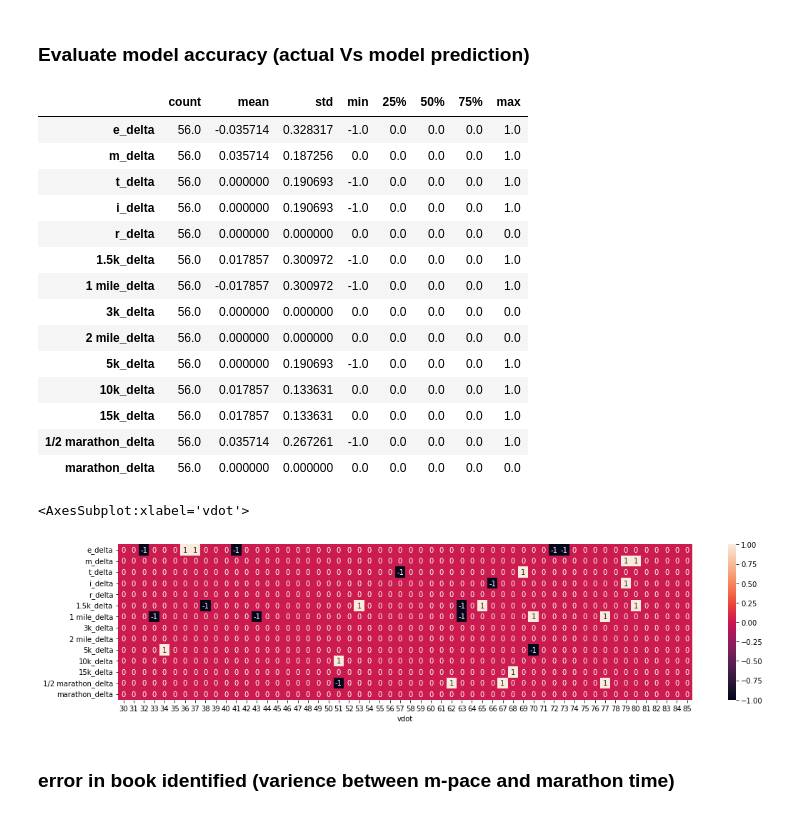
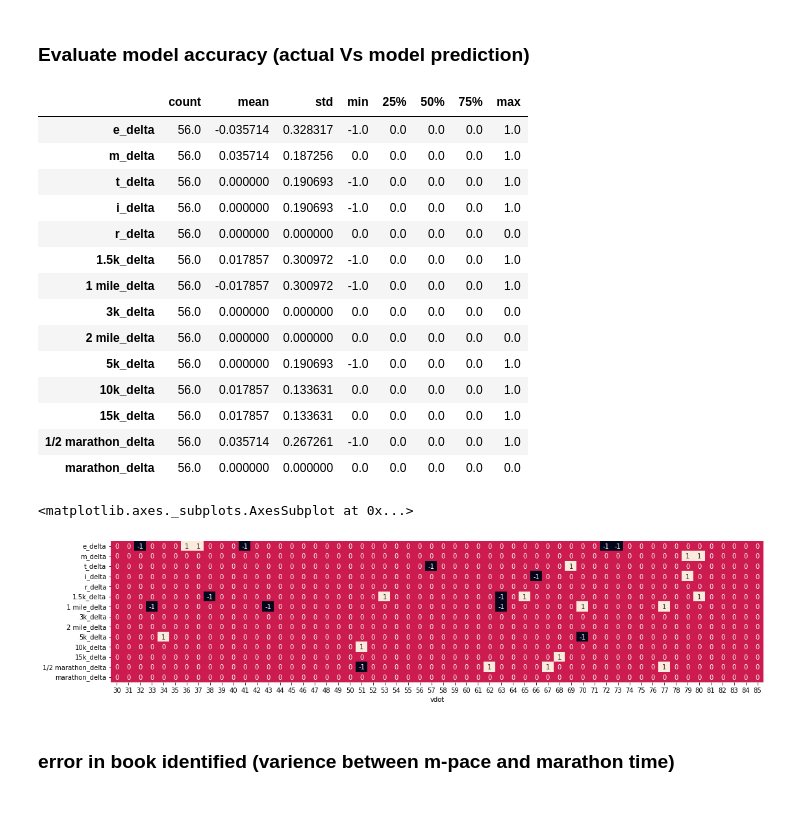
Before and after one commit to justin4480/vdot-pace, a Jupyter notebook: vdot_lr.ipynb, the cells around one changed output. Saved outputs shown, nothing was run; the diff lists cells and outputs as text; code cells hidden in the pictures.

```diff
--- a/vdot_lr.ipynb
+++ b/vdot_lr.ipynb
@@ -329,30 +328,30 @@ distance: 42.195
 # %%
 eval = pd.DataFrame(index=df.index)
 for race in df.columns:
     eval[race + '_y'] = df[race].apply(lambda x: int(x.total_seconds()))
-    eval[race + '_y_pred'] = [int(get_time_from_vdot_and_race(vdot=i, race=race).total_seconds()) for i in range(30, 86)]
+    eval[race + '_y_pred'] = [int(get_pace_from_vdot_and_intensity(vdot=i, intensity=race).total_seconds()) for i in range(30, 86)]
     eval[race + '_delta'] = eval[race + '_y_pred'] - eval[race + '_y']
 display(eval.filter(regex=r'delta').describe().T)
 plt.figure(figsize=(18, 4))
-sns.heatmap(eval.filter(regex=r'delta').T, annot=True)
+sns.heatmap(eval.filter(regex=r'delta').T, annot=True, cbar=False)
 # %% [output]
 |  | count | mean | std | min | 25% | 50% | 75% | max |
 | e_delta | 56.0 | -0.035714 | 0.328317 | -1.0 | 0.0 | 0.0 | 0.0 | 1.0 |
 | m_delta | 56.0 | 0.035714 | 0.187256 | 0.0 | 0.0 | 0.0 | 0.0 | 1.0 |
 | t_delta | 56.0 | 0.000000 | 0.190693 | -1.0 | 0.0 | 0.0 | 0.0 | 1.0 |
 | i_delta | 56.0 | 0.000000 | 0.190693 | -1.0 | 0.0 | 0.0 | 0.0 | 1.0 |
 | r_delta | 56.0 | 0.000000 | 0.000000 | 0.0 | 0.0 | 0.0 | 0.0 | 0.0 |
 | 1.5k_delta | 56.0 | 0.017857 | 0.300972 | -1.0 | 0.0 | 0.0 | 0.0 | 1.0 |
 | 1 mile_delta | 56.0 | -0.017857 | 0.300972 | -1.0 | 0.0 | 0.0 | 0.0 | 1.0 |
 | 3k_delta | 56.0 | 0.000000 | 0.000000 | 0.0 | 0.0 | 0.0 | 0.0 | 0.0 |
 | 2 mile_delta | 56.0 | 0.000000 | 0.000000 | 0.0 | 0.0 | 0.0 | 0.0 | 0.0 |
 | 5k_delta | 56.0 | 0.000000 | 0.190693 | -1.0 | 0.0 | 0.0 | 0.0 | 1.0 |
 | 10k_delta | 56.0 | 0.017857 | 0.133631 | 0.0 | 0.0 | 0.0 | 0.0 | 1.0 |
 | 15k_delta | 56.0 | 0.017857 | 0.133631 | 0.0 | 0.0 | 0.0 | 0.0 | 1.0 |
 | 1/2 marathon_delta | 56.0 | 0.035714 | 0.267261 | -1.0 | 0.0 | 0.0 | 0.0 | 1.0 |
 | marathon_delta | 56.0 | 0.000000 | 0.000000 | 0.0 | 0.0 | 0.0 | 0.0 | 0.0 |
-<AxesSubplot:xlabel='vdot'>
+<matplotlib.axes._subplots.AxesSubplot at 0x...>
-[figure, old version]
+[figure, new version]
 # %% [markdown]
 ### error in book identified (varience between m-pace and marathon time)
 # %%
```
Also changed, not shown: parts of 4 cells of this notebook.
